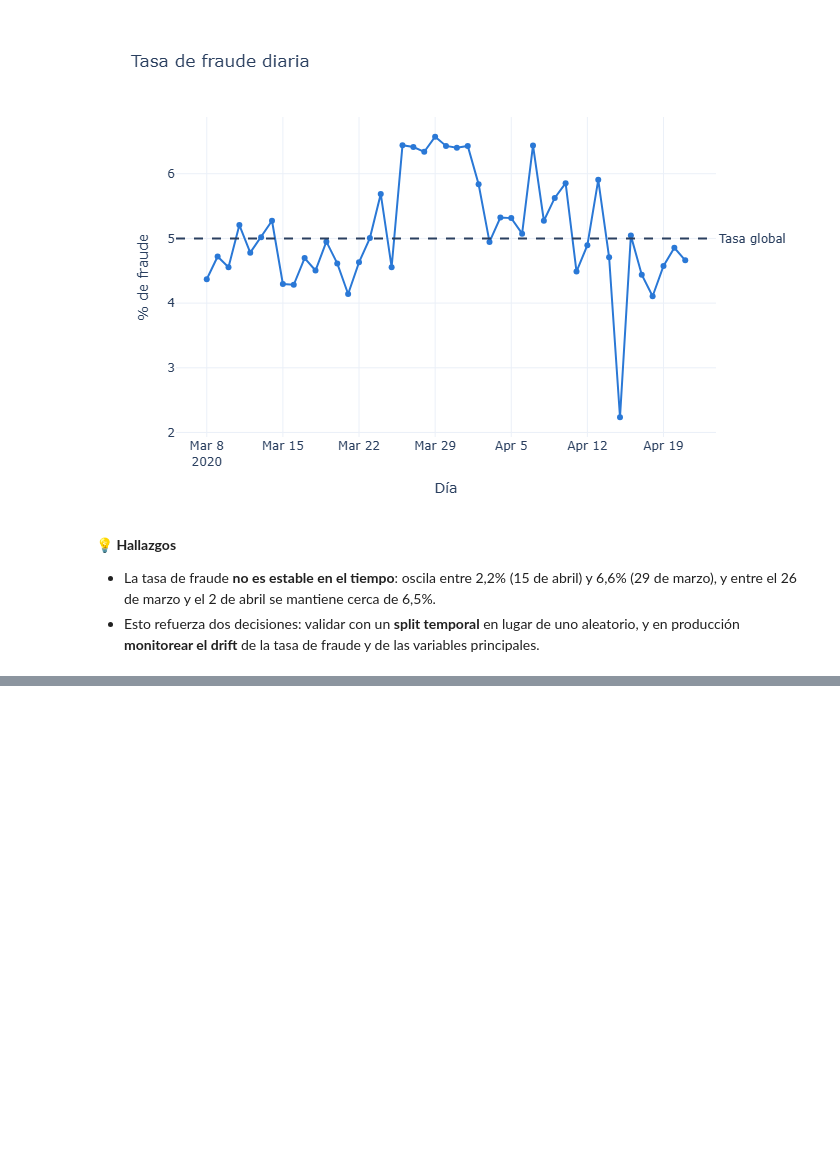
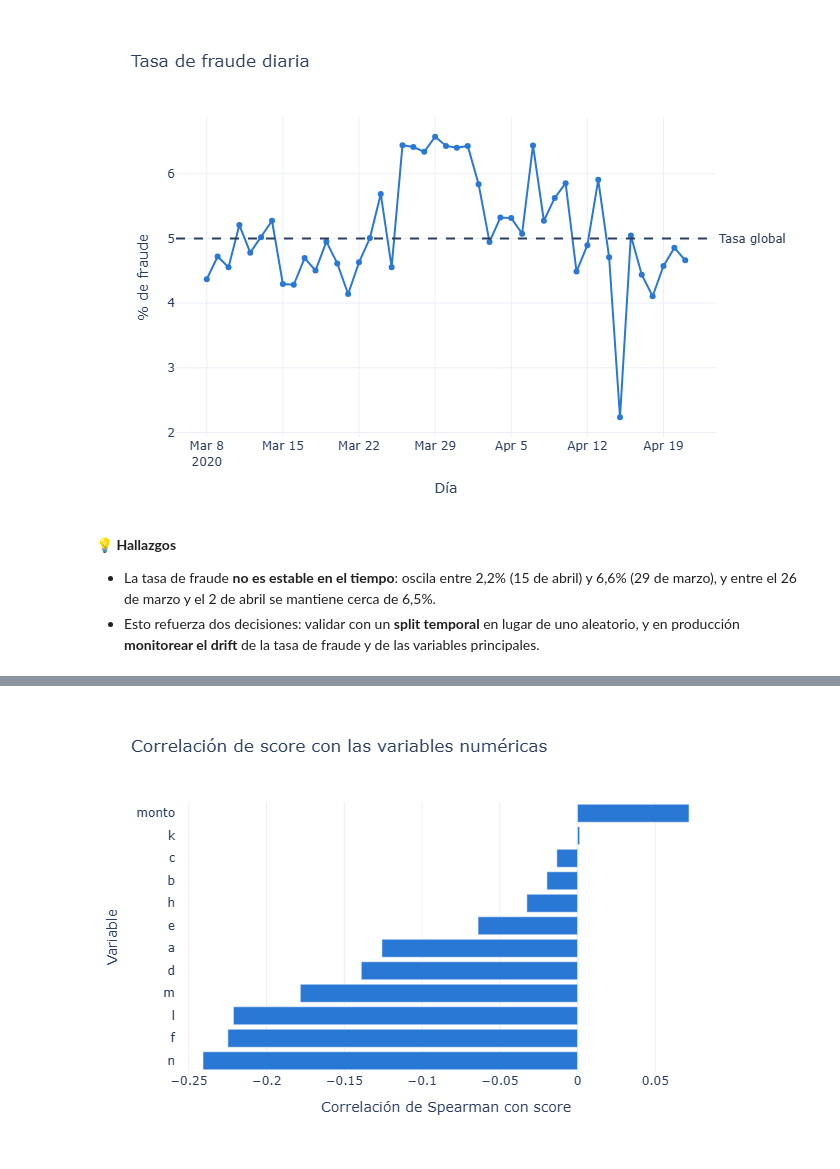
Before and after one commit to JuanFeDS/fraud_shipping, a Jupyter notebook: notebooks/01.exploracion.ipynb, the cells around one changed output, grey strips where cells are left out. Drawn from its saved outputs; the diff is of its cells as text; code cells hidden in the pictures; blank space fills up the shorter version.

```diff
--- a/notebooks/01.exploracion.ipynb
+++ b/notebooks/01.exploracion.ipynb
@@ -500,0 +542,19 @@ fig.show()
+# %%
+# Correlación de Spearman entre score y las variables numéricas, para ver con cuáles se relaciona
+correlacion_score = (
+    df[columnas_numericas].corr(method='spearman')['score']
+    .drop(['score', 'fraude'], errors='ignore')
+    .sort_values()
+)
+
+fig = px.bar(
+    correlacion_score,
+    orientation='h',
+    color_discrete_sequence=[COLOR_PRINCIPAL],
+    labels={'index': 'Variable', 'value': 'Correlación de Spearman con score'},
+    title='Correlación de score con las variables numéricas',
+)
+fig.update_layout(showlegend=False, height=450)
+fig.show()
+# %% [output]
+[figure, added]
```
Also changed, not shown: parts of 10 cells of this notebook.
